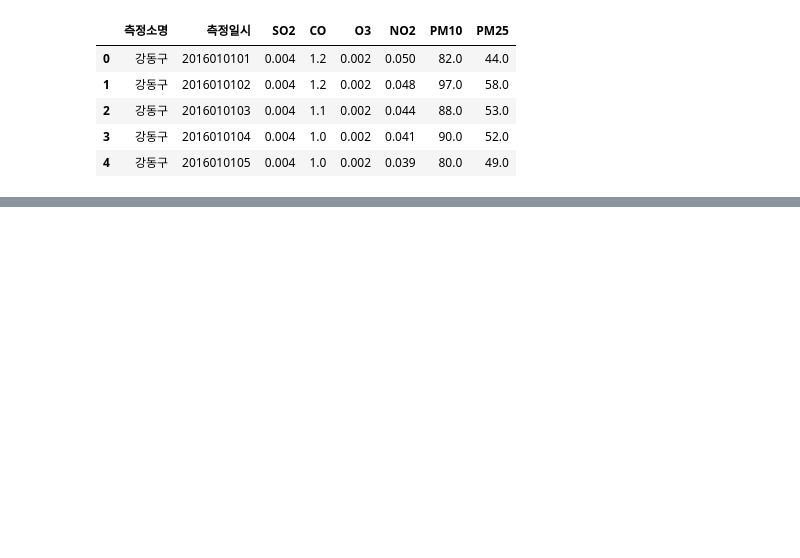
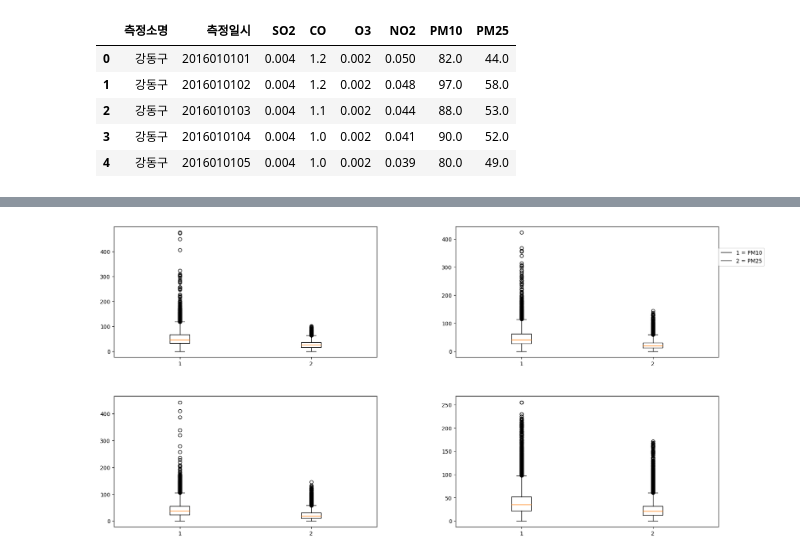
Before and after one commit to yongjuncho123/dust, a Jupyter notebook: Dust_Job02_EDA_ipynb.ipynb, the cells around one changed output, grey strips where cells are left out. Drawn from its saved outputs; the diff is of its cells as text; code cells hidden in the pictures; blank space fills up the shorter version.

```diff
--- a/Dust_Job02_EDA_ipynb.ipynb
+++ b/Dust_Job02_EDA_ipynb.ipynb
@@ -35,0 +45,5 @@ finalGD.head()
+# %%
+finalGD['Year'] = finalGD['측정일시'] // 1000000  # 새 컬럼에 연도만 추출(측정일시가 int형이라 백으로 나누고 몫만 남기면 됨)
+finalGD['Month'] = finalGD['측정일시'] // 10000 % 100 # 월별로
+finalGD['Date'] = finalGD['측정일시'] // 100 % 100
+finalGD['Hour'] = finalGD['측정일시'] % 100
@@ -35,0 +59,5 @@ finalGD.head()
+# %%
+TD_GD2016 = finalGD[finalGD['Year'] == 2016] # 2016년 데이터만 보여줌
+TD_GD2017 = finalGD[finalGD['Year'] == 2017] # 2016년 데이터만 보여줌
+TD_GD2018 = finalGD[finalGD['Year'] == 2018] # 2016년 데이터만 보여줌
+TD_GD2019 = finalGD[finalGD['Year'] == 2019] # 2016년 데이터만 보여줌
@@ -35,0 +76,17 @@ finalGD.head()
+# %%
+# 서브 플롯 생성
+f, axes = plt.subplots(2,2)
+f.set_size_inches((20, 10))
+
+# 16 - 20 박스 플롯
+axes[0, 0].boxplot([TD_GD2016['PM10'], TD_GD2016['PM25']])
+axes[0, 1].boxplot([TD_GD2017['PM10'], TD_GD2017['PM25']])
+axes[1, 0].boxplot([TD_GD2018['PM10'], TD_GD2018['PM25']])
+axes[1, 1].boxplot([TD_GD2019['PM10'], TD_GD2019['PM25']])
+plt.subplots_adjust(wspace = 0.3, hspace = 0.3) # 각 서브플랏 별 간격
+
+# 범례
+plt.legend(loc = (1.0, 2.0), labels = ['1 = PM10', '2 = PM25'])
+plt.show()
+# %% [output]
+[figure, added]
```
Also changed, not shown: parts of 6 cells of this notebook.
